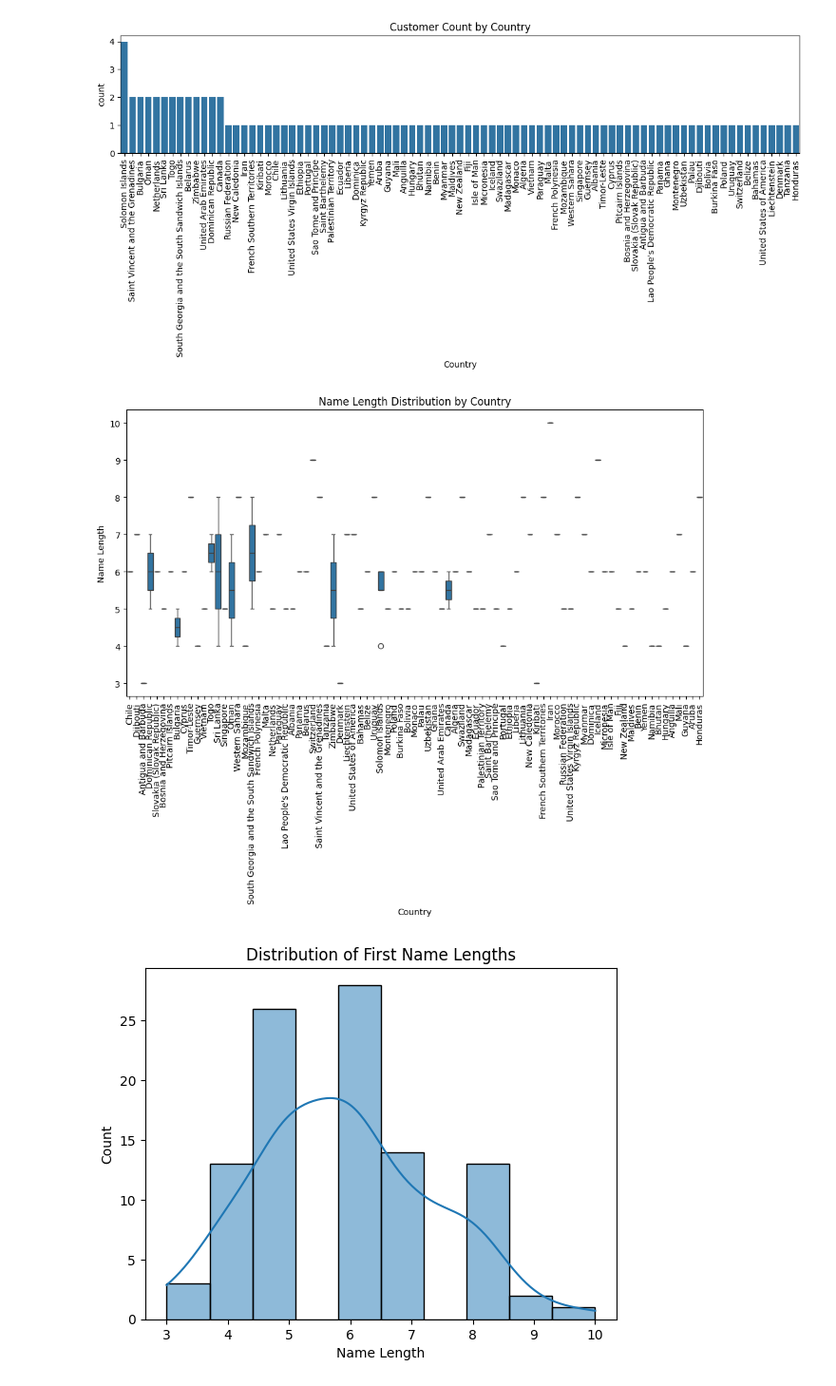
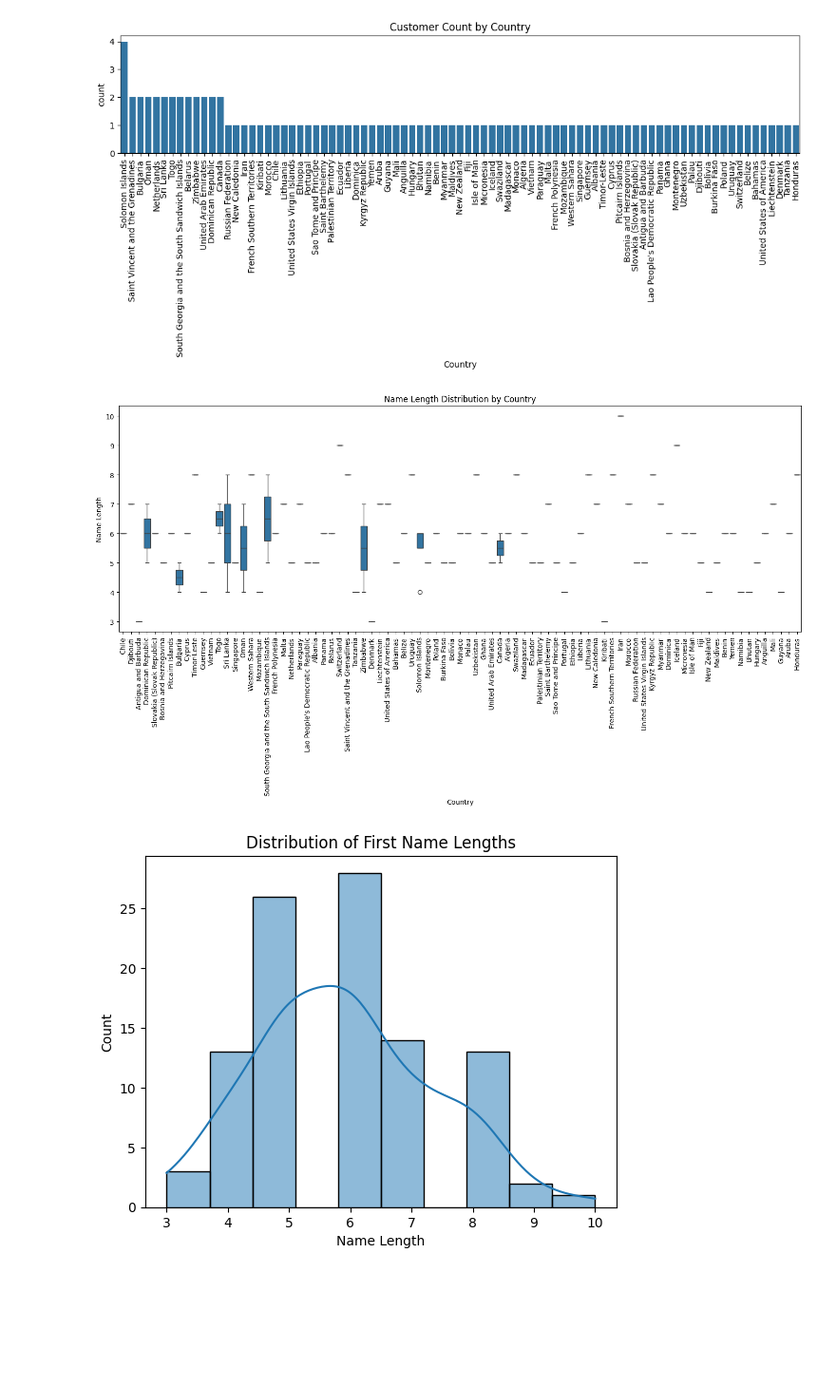
Before and after one commit to 0001Moksh/ML-course-day-12-to-21, a Jupyter notebook: Day15.ipynb, the cells around one changed output. Shown: that part at 95% size. Saved outputs shown, nothing was run; the diff lists cells and outputs as text; code cells hidden in the pictures; blank space fills up the shorter version.

```diff
--- a/Day15.ipynb
+++ b/Day15.ipynb
@@ -103,15 +103,15 @@ plt.show()
 # %%
 # 2. Boxplot (Length of First Names by Country)
 # "Kisi numerical data ka spread, median aur outliers ko samajhne ke liye use hota hai."
 df['Name Length'] = df['First Name'].apply(len)
 
-plt.figure(figsize=(12,6))
+plt.figure(figsize=(18,6)) # size of Figure
 sns.boxplot(data=df, x='Country', y='Name Length')
 plt.title("Name Length Distribution by Country")
 plt.xticks(rotation=90)
 plt.show()
 # %% [output]
-[figure, old version]
+[figure, new version]
 # %%
 #  3. Histogram / Distplot
 # "Numerical data ka distribution dekhne ke liye use hota hai – kitne values kis range mein hain."
```
Also changed, not shown: parts of 9 cells of this notebook, 1 other file.
